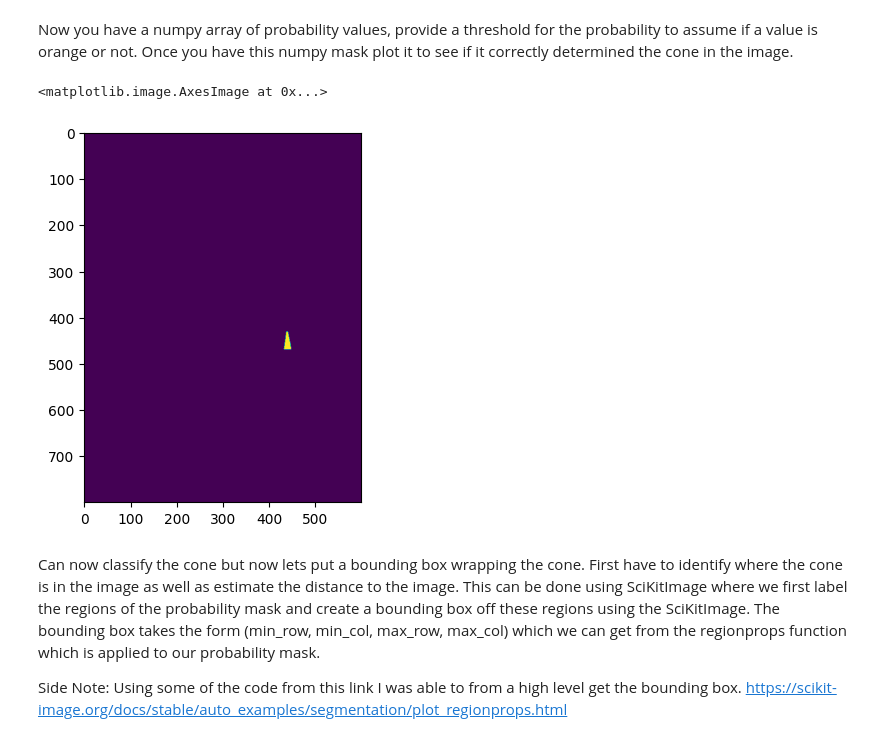
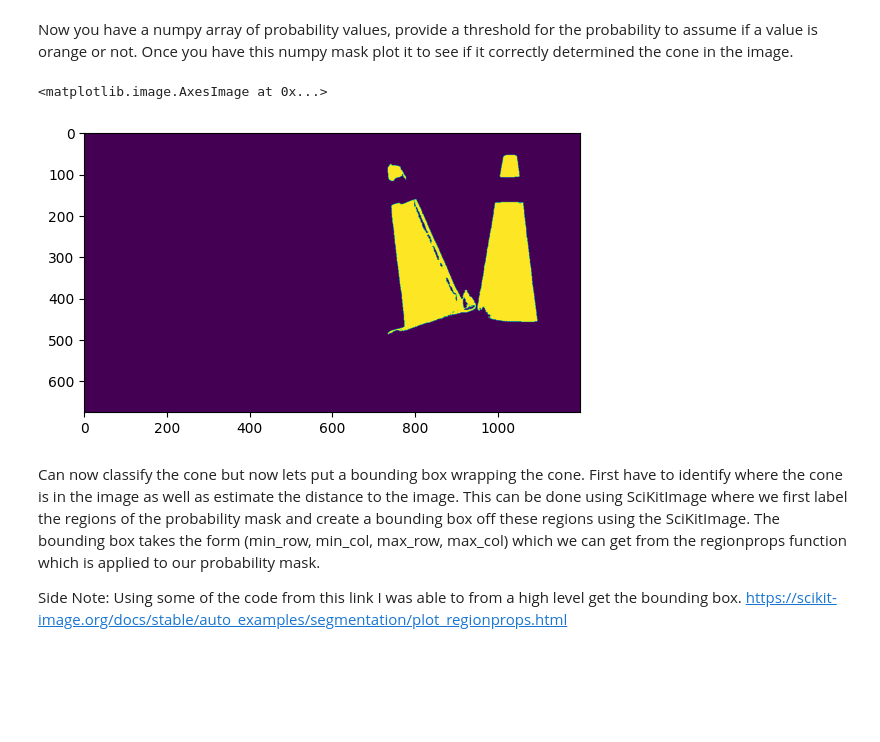
Before and after one commit to Kalva014/Color_Segmentation, a Jupyter notebook: ColorSegmentationTraining.ipynb, the cells around one changed output. Drawn from its saved outputs; the diff is of its cells as text; code cells hidden in the pictures; blank space fills up the shorter version.

```diff
--- a/ColorSegmentationTraining.ipynb
+++ b/ColorSegmentationTraining.ipynb
@@ -28,10 +28,15 @@ def get_labeled_images_pixels(labeled_folder):
 
 # This is for getting original image and number of its pixels
 def get_original_image(unlabled_folder):
-    #for index in range(2, 3):
-        #unlabeled_img = mpimg.imread(os.path.join(unlabled_folder, os.listdir(unlabled_folder)[index]))
-    unlabeled_img = mpimg.imread(os.path.join(unlabled_folder, "train_16_dist24.png"))
-    #print(os.listdir(unlabled_folder)[index])
+    for index in range(2, 3):
+        unlabeled_img = mpimg.imread(os.path.join(unlabled_folder, os.listdir(unlabled_folder)[index]))
+    print("Image Name: ", os.listdir(unlabled_folder)[index])
+
+    return unlabeled_img
+
+# This is for getting testing image
+def get_test_image(test_folder, test_image):
+    unlabeled_img = mpimg.imread(os.path.join(test_folder, test_image))
 
     return unlabeled_img
 
@@ -39,9 +44,10 @@ def get_original_image(unlabled_folder):
 cone_labeled_folder = 'Data/Cone_Labeled'
 extra_labeled_folder = 'Data/Extra_Labeled'
 unlabeled_folder = 'Data/ECE5242Proj1-train'
+test_folder = 'Data/Test_Images'
 cone_roi_pixels = get_labeled_images_pixels(cone_labeled_folder)
 extra_roi_pixels = get_labeled_images_pixels(extra_labeled_folder)
-unlabeled_img = get_original_image(unlabeled_folder)
+#unlabeled_img = get_original_image(unlabeled_folder)
+unlabeled_img = get_test_image(test_folder, 'traffic-cones02.png')  # THIS IS WHERE YOU
 
 plt.imshow(unlabeled_img)
-plt.close()
@@ -147,25 +156,25 @@ Now you have a numpy array of probability values, provide a threshold for the pr
 # %%
 def train(unlabeled_img):
     probability_mask = np.zeros(np.shape(unlabeled_img))
 
     # Loop through every pixel in unlabeled_img:
     for row in range(len(unlabeled_img)):
         for col in range(len(unlabeled_img[0])):
             orange_class = Multivariate_Gaussian(orange_cone_rgb_mean, orange_cone_rgb_covariance, unlabeled_img[row, col])
             extra_class = Multivariate_Gaussian(extra_cone_rgb_mean, extra_cone_rgb_covariance, unlabeled_img[row, col])
             probability_mask[row, col] = Bayes_Rule(unlabeled_img[row, col], len(cone_roi_pixels), len(extra_roi_pixels), len(unlabeled_img), orange_class[0][0], extra_class[0][0])
 
-    threshold = 0.99999999999
+    threshold = 0.99999999999999999999
     probability_mask = probability_mask >= threshold # Have to keep adjusting threshold to be higher
     probability_mask = probability_mask[:, :, 0]
     return probability_mask
 
 
 probability_mask = train(unlabeled_img)
 plt.imshow(probability_mask)
 # %% [output]
 <matplotlib.image.AxesImage at 0x...>
-[figure, old version]
+[figure, new version]
 # %% [markdown]
 Can now classify the cone but now lets put a bounding box wrapping the cone. First have to identify where the cone is in the image as well as estimate the distance to the image. This can be done using SciKitImage where we first label the regions of the probability mask and create a bounding box off these regions using the SciKitImage. The bounding box takes the form (min_row, min_col, max_row, max_col) which we can get from the regionprops function which is applied to our probability mask.
 
```
Also changed, not shown: parts of 3 cells of this notebook, 7 other files.
